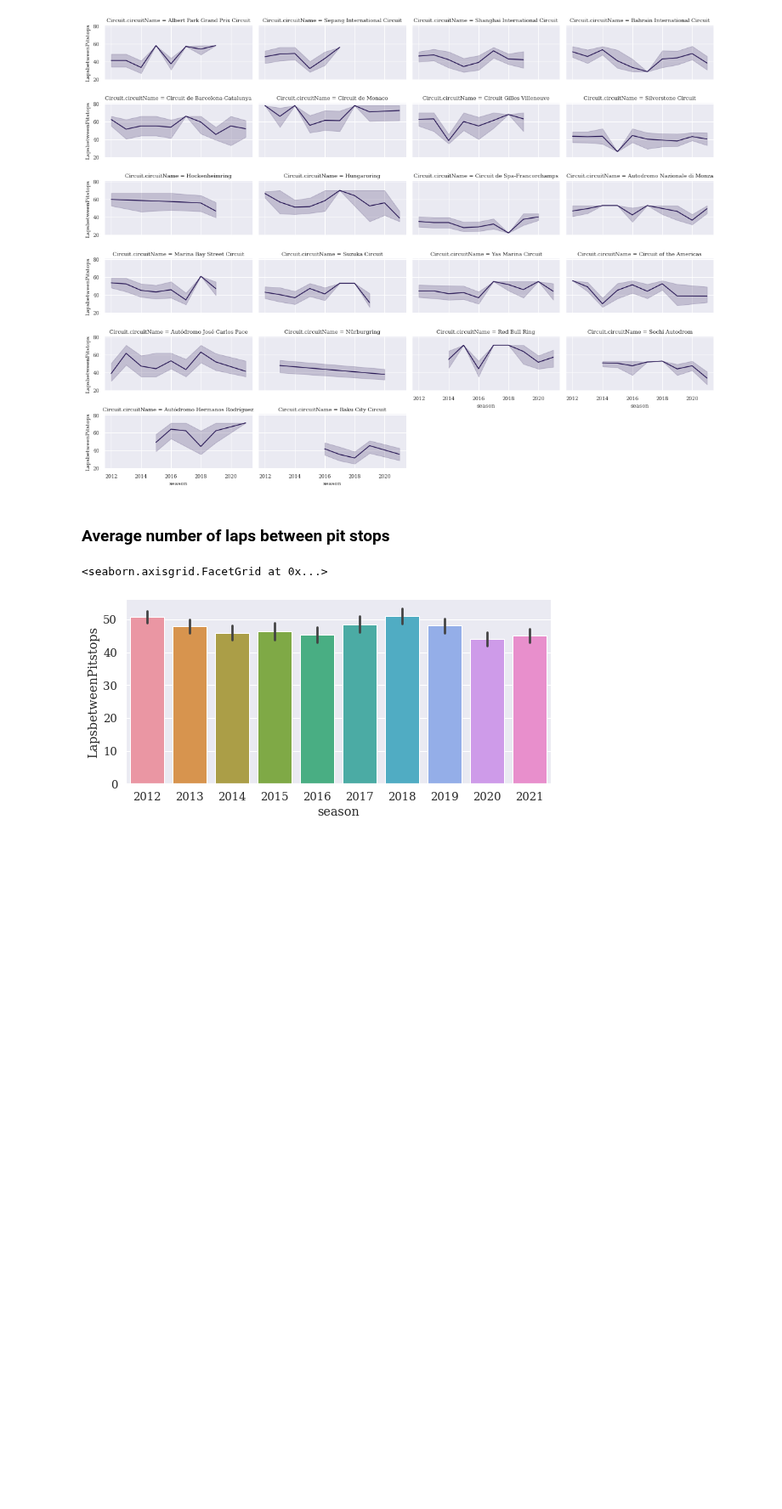
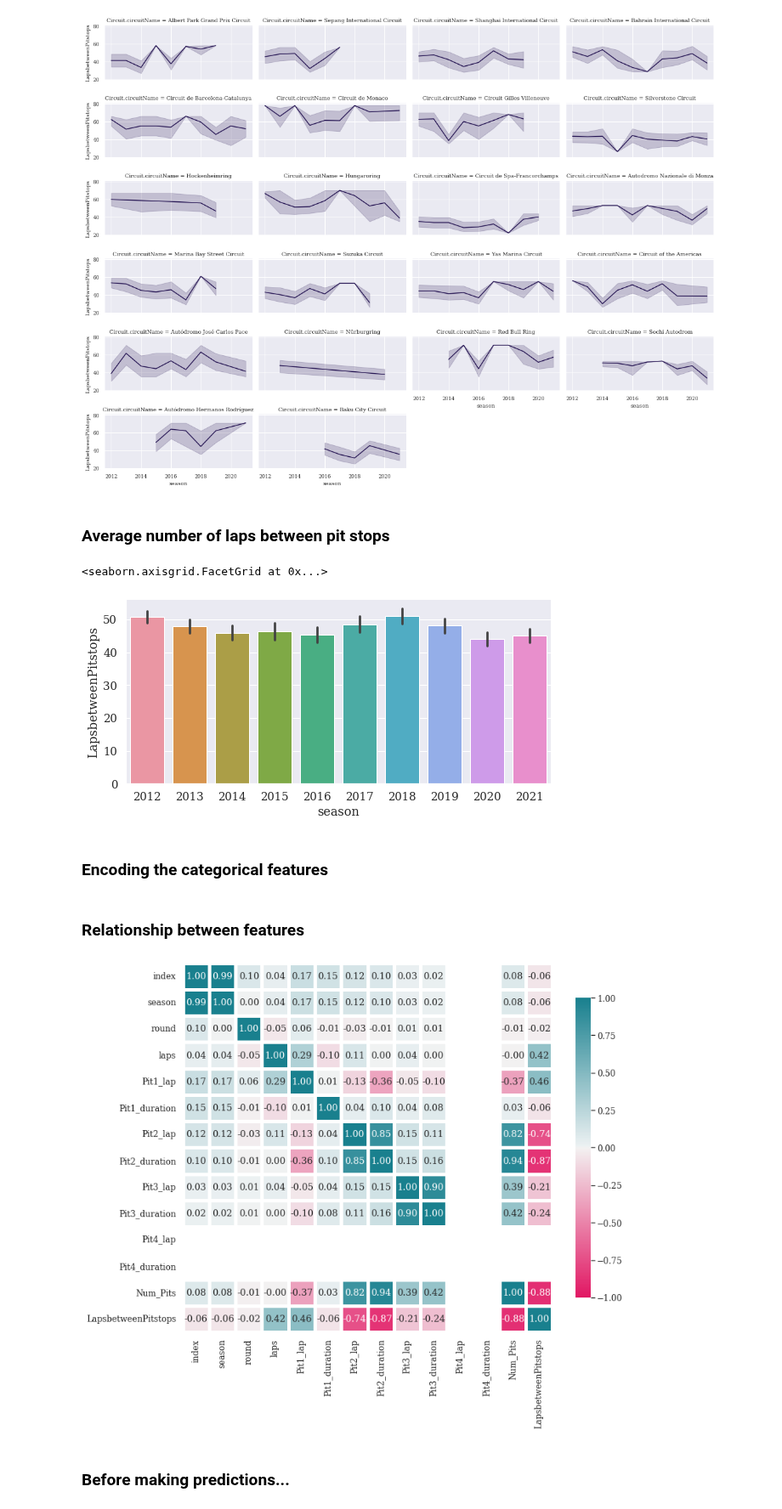
Before and after one commit to GabyCisnerosV/F1_NoName, a Jupyter notebook: Predicting_pitstops.ipynb, the cells around one changed output. Shown at 85% size. Drawn from its saved outputs; the diff is of its cells as text; code cells hidden in the pictures; blank space fills up the shorter version.

```diff
--- a/Predicting_pitstops.ipynb
+++ b/Predicting_pitstops.ipynb
@@ -149,3 +149,36 @@ sns.catplot(data=PitsUnified_Finished,x="season", y="LapsbetweenPitstops",kind="
 # %% [output]
 <seaborn.axisgrid.FacetGrid at 0x...>
 [figure]
+# %% [markdown]
+### Encoding the categorical features
+# %%
+from sklearn.preprocessing import LabelEncoder
+
+#Features to encode:
+to_encode=['Season-Round-Driver', 'driverId', 'Circuit.circuitId','Circuit.Location.country', 'Constructor.constructorId']
+
+for n in to_encode:
+    encoder = LabelEncoder()
+    encoder.fit(PitsUnified_Finished[n])
+    nameencoded=n+"_enc"
+    encoders=encoder.transform(PitsUnified_Finished[n])
+    PitsUnified_Finished[nameencoded]=encoders
+
+PitsUnified_Finished=PitsUnified_Finished.reset_index() #reset index of added features, if this is not done, there is an error later
+# %% [markdown]
+### Relationship between features
+# %%
+#Relationship between all the variables
+
+#Calculating correlation: Heatmap
+sns.set_theme(style="whitegrid", palette="magma",font_scale=1.1,font="serif")
+fig, ax = plt.subplots(figsize=(12, 10))
+cmap = sns.diverging_palette(0, 210, 95, 49, as_cmap=True)
+sns.heatmap(PitsUnified_Finished.corr(), annot=True, fmt=".2f",
+           linewidths=5,cmap=cmap, vmin=-1, vmax=1,
+           cbar_kws={"shrink": .8}, square=True)
+plt.show()
+# %% [output]
+[figure, added]
+# %% [markdown]
+### Before making predictions...
```
Also changed, not shown: parts of 12 cells of this notebook.
